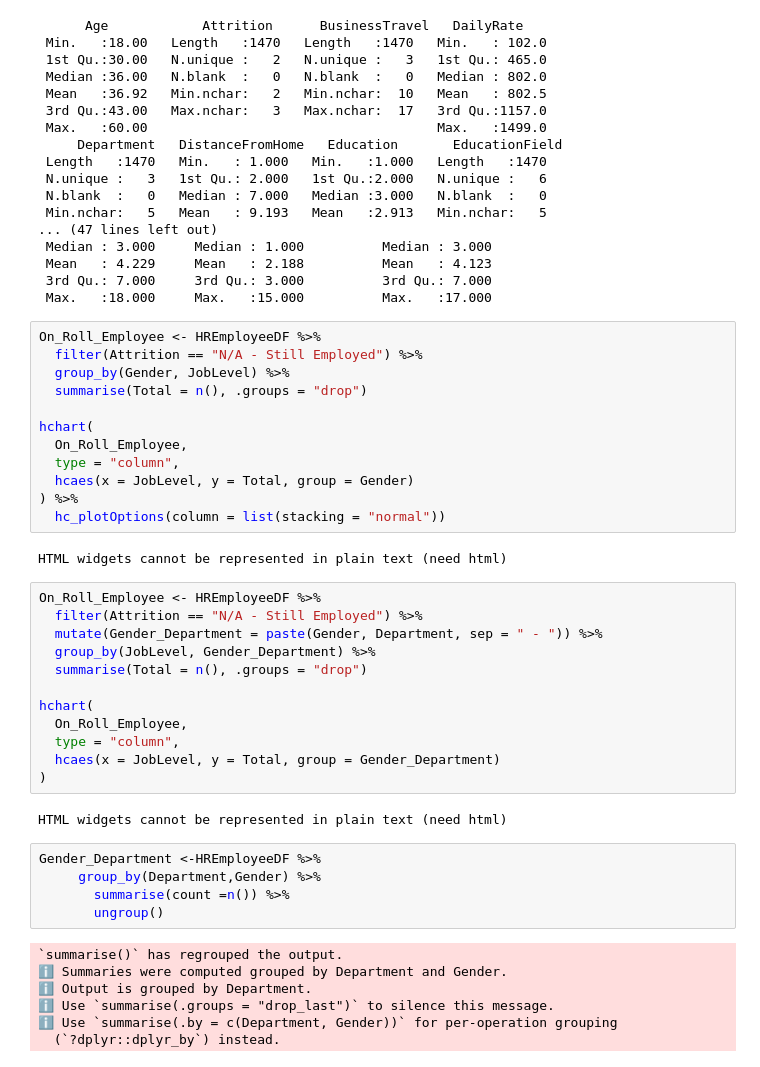
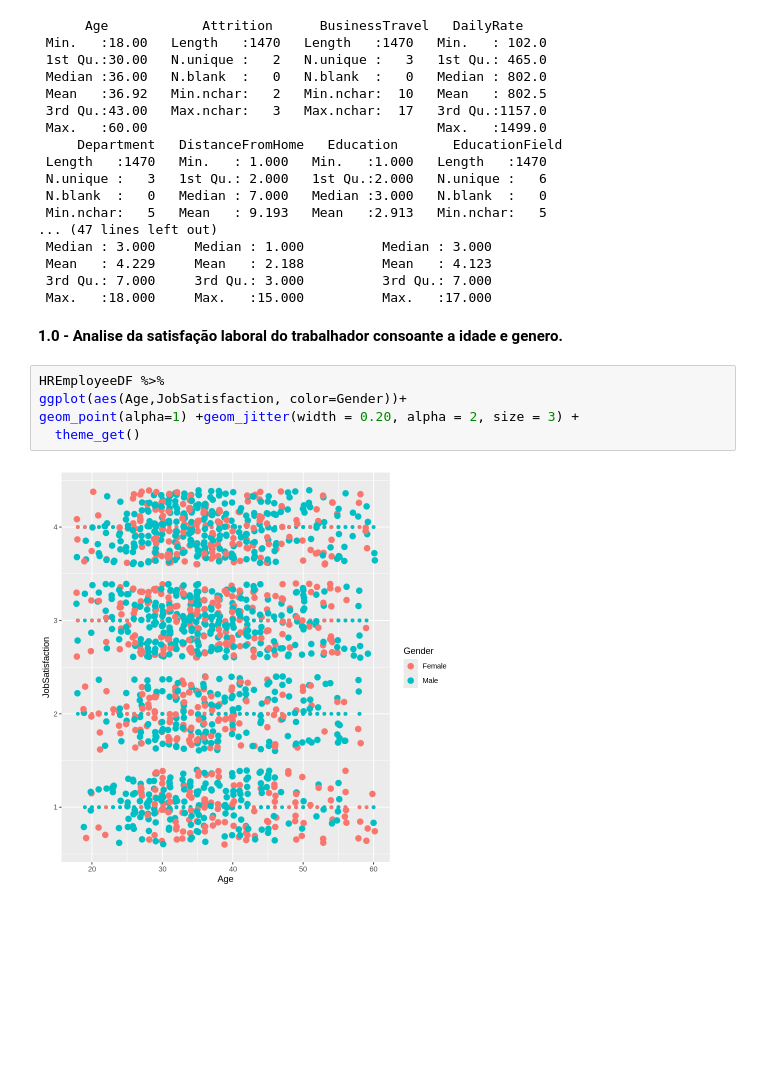
Before and after one commit to Edgar295/CEGID-ACADEMY-DA, a Jupyter notebook: python-basics/google-colab-r.ipynb, the cells around one changed output. Saved outputs shown, nothing was run; the diff lists cells and outputs as text; blank space fills up the shorter version.

```diff
--- a/python-basics/google-colab-r.ipynb
+++ b/python-basics/google-colab-r.ipynb
@@ -42,43 +52,12 @@ summary(HREmployeeDF)
  Mean   : 4.229     Mean   : 2.188          Mean   : 4.123
  3rd Qu.: 7.000     3rd Qu.: 3.000          3rd Qu.: 7.000
  Max.   :18.000     Max.   :15.000          Max.   :17.000
-# %%
-On_Roll_Employee <- HREmployeeDF %>%
-  filter(Attrition == "N/A - Still Employed") %>%
-  group_by(Gender, JobLevel) %>%
-  summarise(Total = n(), .groups = "drop")
-
-hchart(
-  On_Roll_Employee,
-  type = "column",
-  hcaes(x = JobLevel, y = Total, group = Gender)
-) %>%
-  hc_plotOptions(column = list(stacking = "normal"))
-# %% [output]
-HTML widgets cannot be represented in plain text (need html)
-# %%
-On_Roll_Employee <- HREmployeeDF %>%
-  filter(Attrition == "N/A - Still Employed") %>%
-  mutate(Gender_Department = paste(Gender, Department, sep = " - ")) %>%
-  group_by(JobLevel, Gender_Department) %>%
-  summarise(Total = n(), .groups = "drop")
-
-hchart(
-  On_Roll_Employee,
-  type = "column",
-  hcaes(x = JobLevel, y = Total, group = Gender_Department)
-)
-# %% [output]
-HTML widgets cannot be represented in plain text (need html)
-# %%
-Gender_Department <-HREmployeeDF %>%
-     group_by(Department,Gender) %>%
-       summarise(count =n()) %>%
-       ungroup()
-# %% [output]
-`summarise()` has regrouped the output.
-ℹ Summaries were computed grouped by Department and Gender.
-ℹ Output is grouped by Department.
-ℹ Use `summarise(.groups = "drop_last")` to silence this message.
-ℹ Use `summarise(.by = c(Department, Gender))` for per-operation grouping
-  (`?dplyr::dplyr_by`) instead.
+# %% [markdown]
+**1.0 - Analise da satisfação laboral do trabalhador consoante a idade e genero.**
+# %%
+HREmployeeDF %>%
+ggplot(aes(Age,JobSatisfaction, color=Gender))+
+geom_point(alpha=1) +geom_jitter(width = 0.20, alpha = 2, size = 3) +
+  theme_get()
+# %% [output]
+[figure, added]
```
Also changed, not shown: parts of 23 cells of this notebook.
